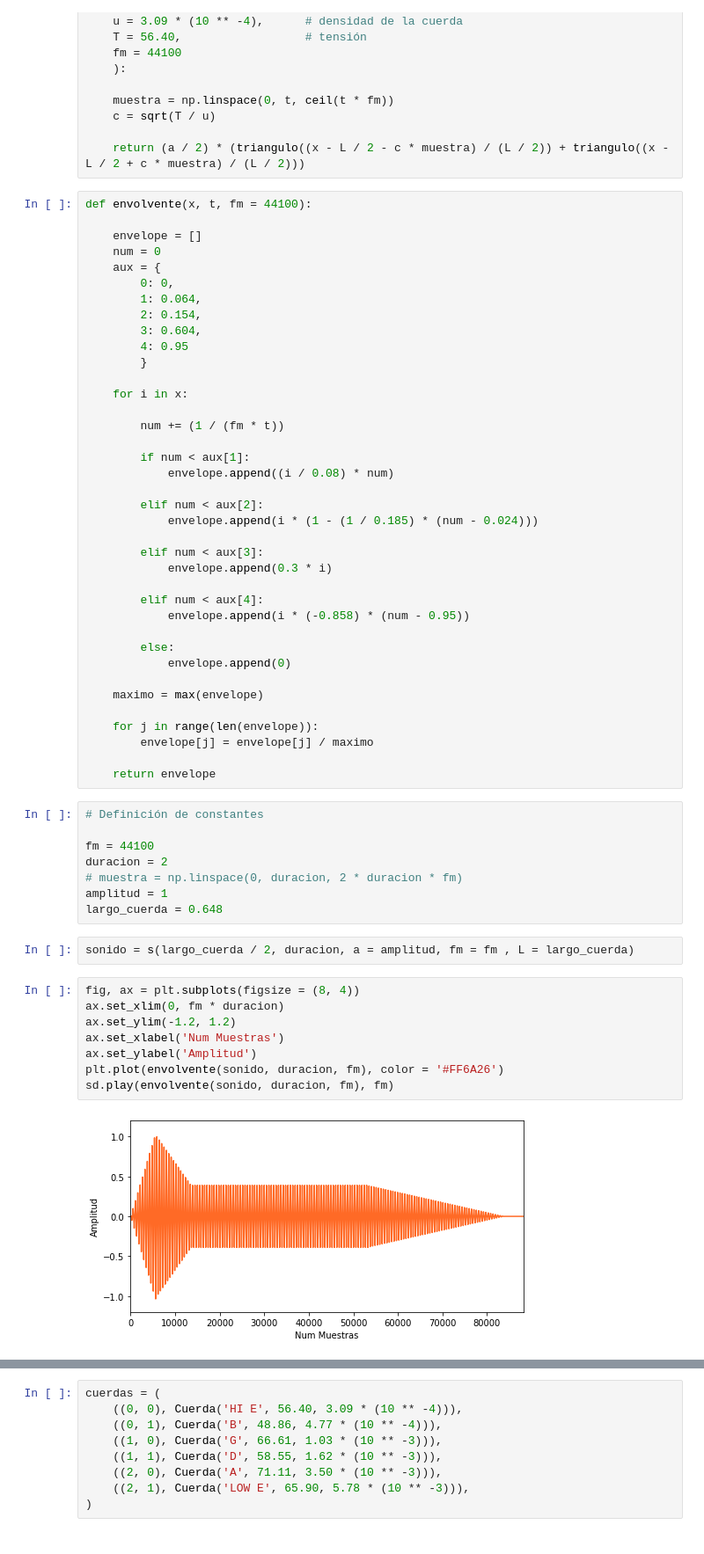
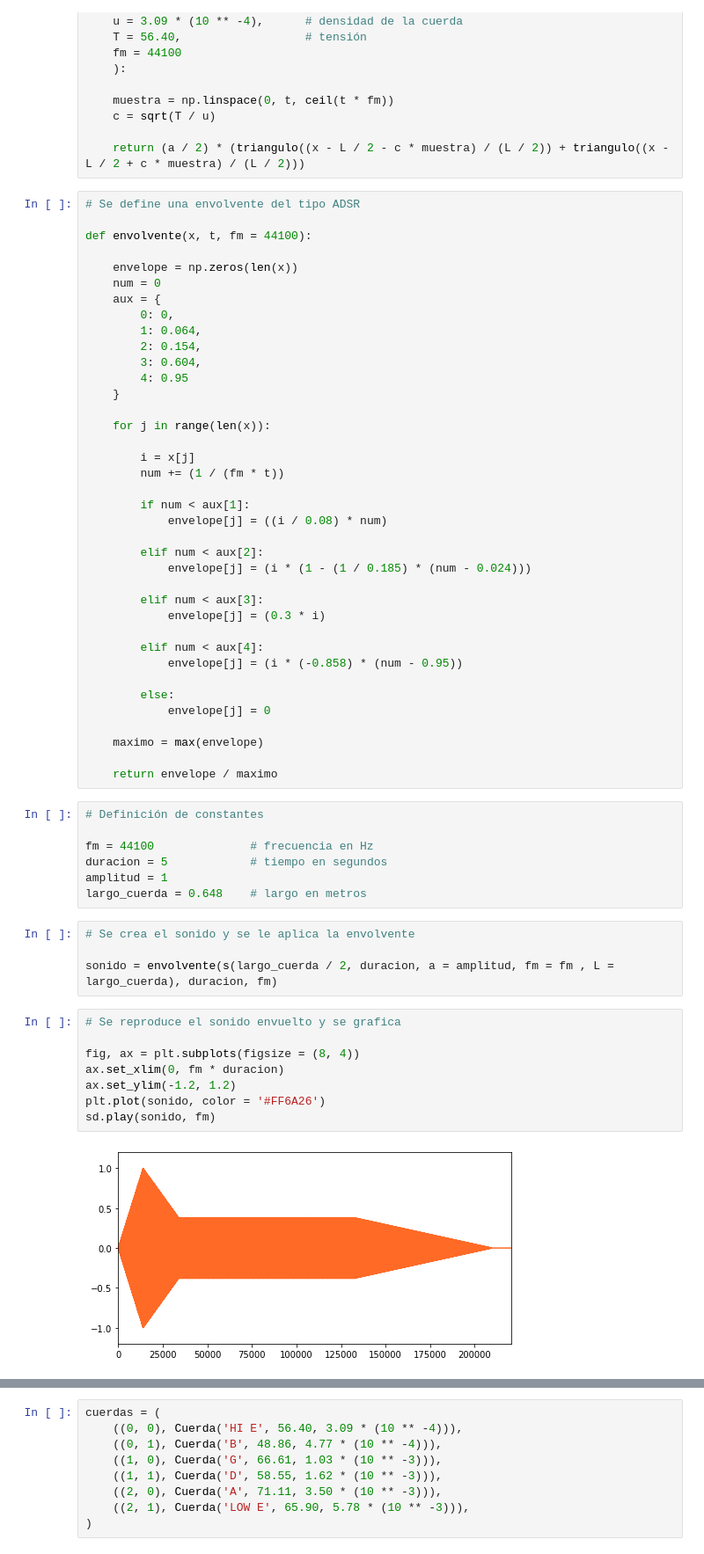
Before and after one commit to ivanvlam/IEE2103, a Jupyter notebook: proyecto.ipynb, the cells around one changed output, grey strips where cells are left out. Shown at 88% size. Cells and saved outputs as stored; diff of their text form.

```diff
--- a/proyecto.ipynb
+++ b/proyecto.ipynb
@@ -106,9 +73,11 @@ def s(
 
     return (a / 2) * (triangulo((x - L / 2 - c * muestra) / (L / 2)) + triangulo((x - L / 2 + c * muestra) / (L / 2)))
 # %%
+# Se define una envolvente del tipo ADSR
+
 def envolvente(x, t, fm = 44100):
 
-    envelope = []
+    envelope = np.zeros(len(x))
     num = 0
     aux = {
         0: 0,
@@ -116,50 +85,49 @@ def envolvente(x, t, fm = 44100):
         2: 0.154,
         3: 0.604,
         4: 0.95
-        }
+    }
 
-    for i in x:
+    for j in range(len(x)):
 
+        i = x[j]
         num += (1 / (fm * t))
 
         if num < aux[1]:
-            envelope.append((i / 0.08) * num)
+            envelope[j] = ((i / 0.08) * num)
 
         elif num < aux[2]:
-            envelope.append(i * (1 - (1 / 0.185) * (num - 0.024)))
+            envelope[j] = (i * (1 - (1 / 0.185) * (num - 0.024)))
 
         elif num < aux[3]:
-            envelope.append(0.3 * i)
+            envelope[j] = (0.3 * i)
 
         elif num < aux[4]:
-            envelope.append(i * (-0.858) * (num - 0.95))
+            envelope[j] = (i * (-0.858) * (num - 0.95))
 
         else:
-            envelope.append(0)
+            envelope[j] = 0
 
     maximo = max(envelope)
 
-    for j in range(len(envelope)):
-        envelope[j] = envelope[j] / maximo
-
-    return envelope
+    return envelope / maximo
 # %%
 # Definición de constantes
 
-fm = 44100
-duracion = 2
-# muestra = np.linspace(0, duracion, 2 * duracion * fm)
+fm = 44100              # frecuencia en Hz
+duracion = 5            # tiempo en segundos
 amplitud = 1
-largo_cuerda = 0.648
+largo_cuerda = 0.648    # largo en metros
 # %%
-sonido = s(largo_cuerda / 2, duracion, a = amplitud, fm = fm , L = largo_cuerda)
+# Se crea el sonido y se le aplica la envolvente
+
+sonido = envolvente(s(largo_cuerda / 2, duracion, a = amplitud, fm = fm , L = largo_cuerda), duracion, fm)
 # %%
+# Se reproduce el sonido envuelto y se grafica
+
 fig, ax = plt.subplots(figsize = (8, 4))
 ax.set_xlim(0, fm * duracion)
 ax.set_ylim(-1.2, 1.2)
-ax.set_xlabel('Num Muestras')
-ax.set_ylabel('Amplitud')
-plt.plot(envolvente(sonido, duracion, fm), color = '#FF6A26')
-sd.play(envolvente(sonido, duracion, fm), fm)
+plt.plot(sonido, color = '#FF6A26')
+sd.play(sonido, fm)
 # %% [output]
-[figure, old version]
+[figure, new version]
```
Also changed, not shown: parts of 98 cells of this notebook, 3 other files.
